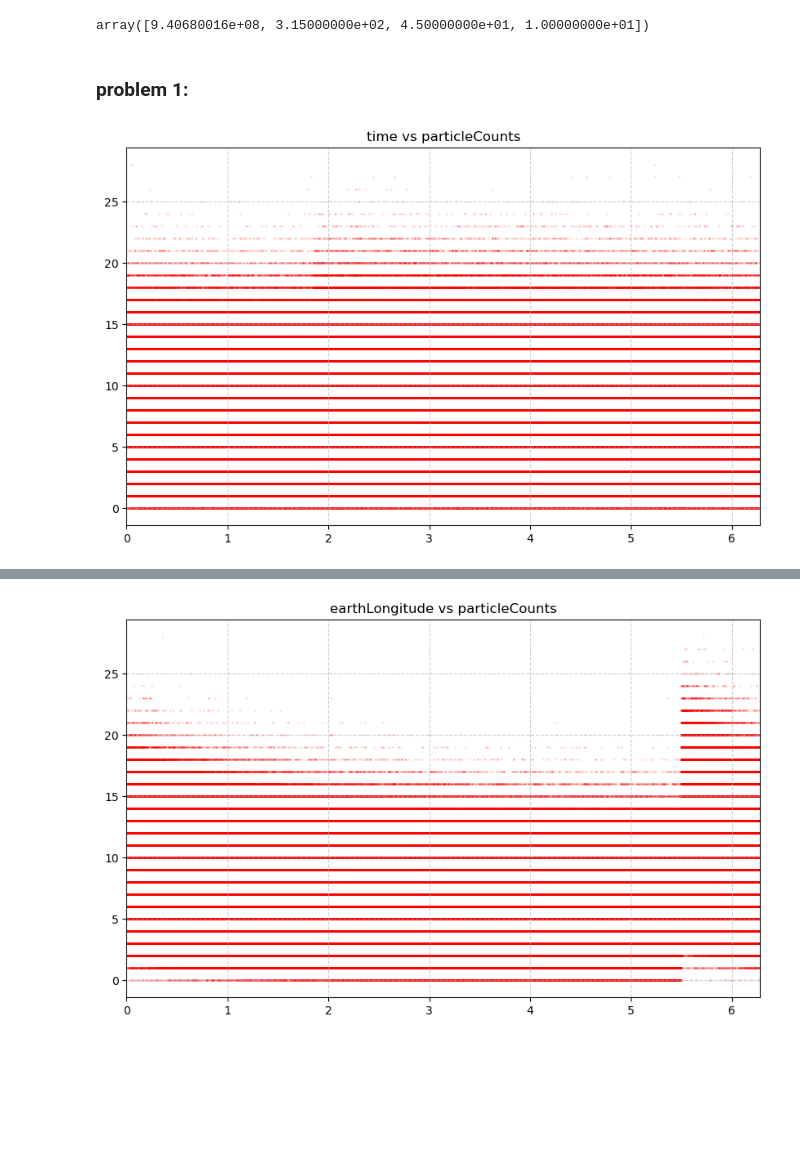
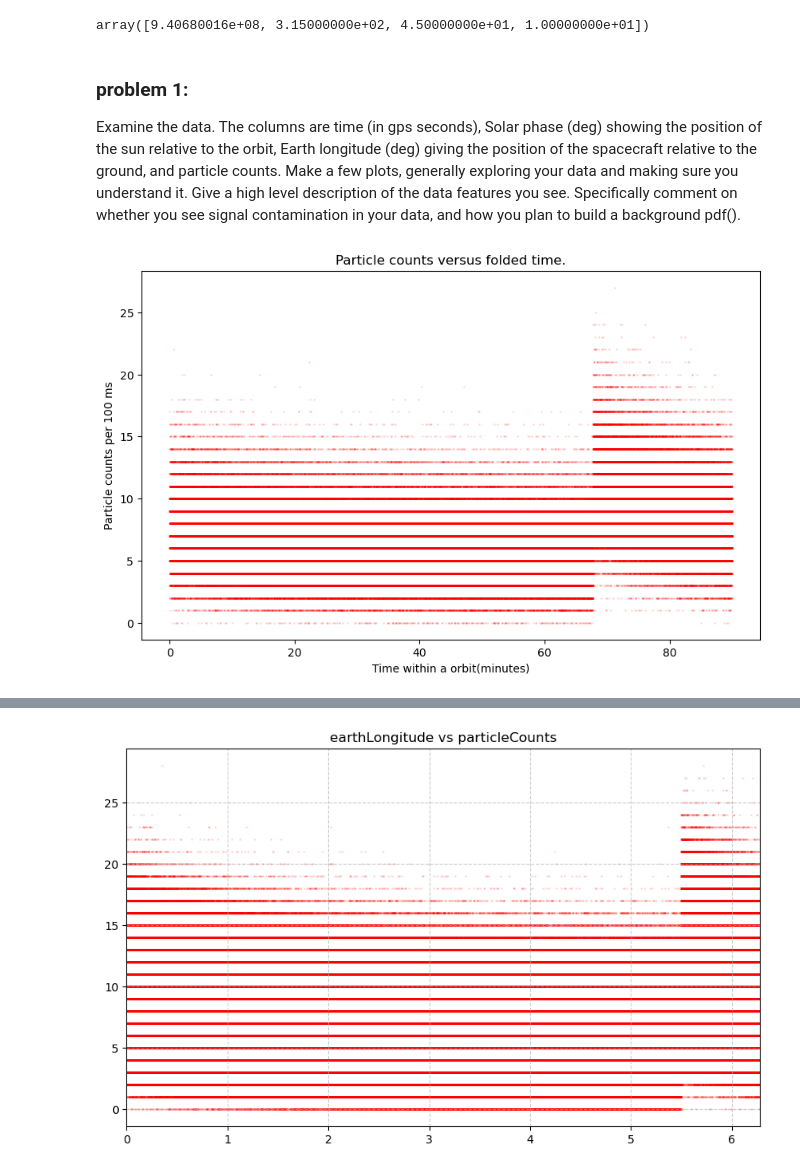
Before and after one commit to boyil8-hash/Lab_1, a Jupyter notebook: Lab4.ipynb, the cells around one changed output, grey strips where cells are left out. Cells and saved outputs as stored; diff of their text form; code cells hidden in the pictures; blank space fills up the shorter version.

```diff
--- a/Lab4.ipynb
+++ b/Lab4.ipynb
@@ -23,20 +28,28 @@ data[:,0]
 array([9.40680016e+08, 3.15000000e+02, 4.50000000e+01, 1.00000000e+01])
 # %% [markdown]
 ### problem 1:
+Examine the data. The columns are time (in gps seconds), Solar phase (deg) showing the position of the sun relative to the orbit, Earth longitude (deg) giving the position of the spacecraft relative to the ground, and particle counts. Make a few plots, generally exploring your data and making sure you understand it. Give a high level description of the data features you see. Specifically comment on whether you see signal contamination in your data, and how you plan to build a background pdf().
 # %%
 time = data[0,:]
 solarPhase = data[1,:]
 earthLongitude=data[2,:]
 particleCounts=data[3,:]
-x= time[0:5500000]
-y= particleCounts [0:5500000]
 
-phase = np.mod(np.deg2rad(x), 2 * np.pi)
-plt.figure(figsize=(10, 6))
-plt.scatter(phase, y, s=1, alpha=0.1, color='red')
-plt.title("time vs particleCounts")
-plt.xlim(0, 2 * np.pi)
-plt.grid(True, linestyle='--', alpha=0.6)
+x= time[0:216000]
+y= particleCounts [0:216000]
+#phase = np.mod(np.deg2rad(x), 2 * np.pi)
+#plt.figure(figsize=(10, 6))
+#plt.scatter(phase, y, s=1, alpha=0.1, color='red')
+#plt.title("time vs particleCounts")
+#plt.xlim(0, 2 * np.pi)
+#plt.grid(True, linestyle='--', alpha=0.6)
+#plt.show()
+phase = np.mod(x,5400)
+plt.figure(figsize=(10,6))
+plt.scatter(phase /60, y, s=1, alpha=0.1, color="red")
+plt.xlabel("Time within a orbit(minutes)")
+plt.ylabel("Particle counts per 100 ms")
+plt.title("Particle counts versus folded time.")
 plt.show()
 # %% [output]
-[figure, old version]
+[figure, new version]
```
Also changed, not shown: parts of 19 cells of this notebook.
